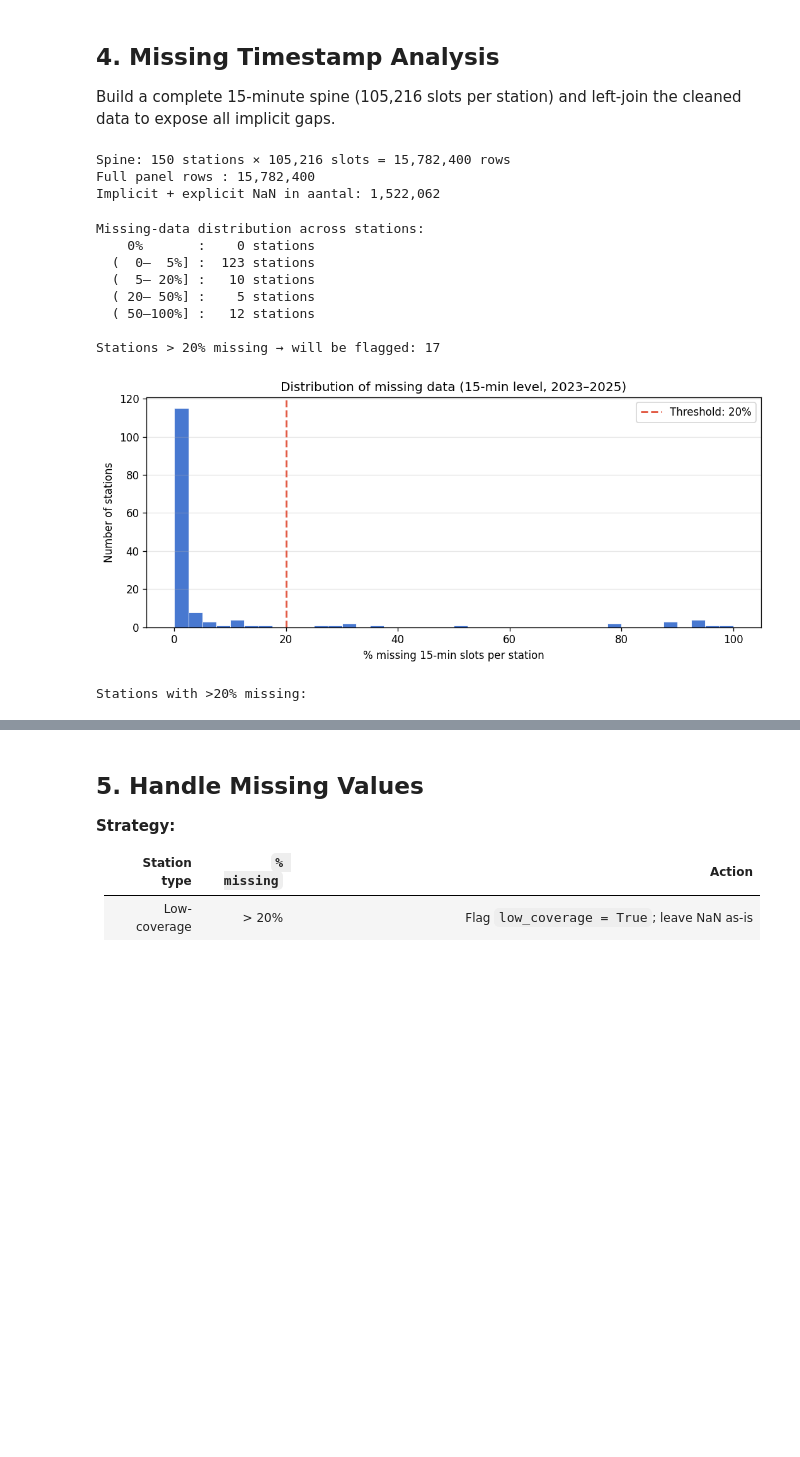
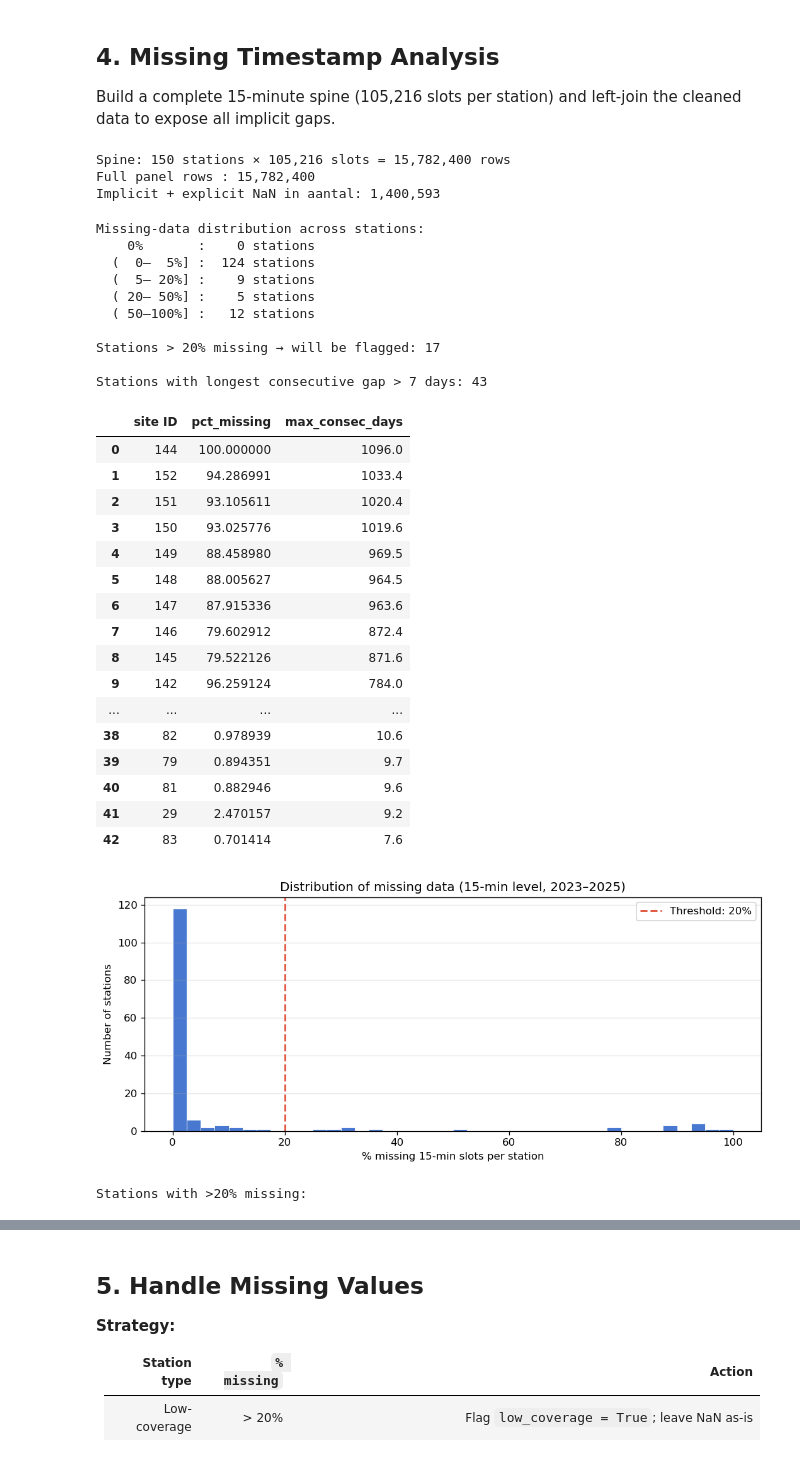
Before and after one commit to Queena34/mda-cycling-weather-group6, a Jupyter notebook: notebooks/02_data_cleaning.ipynb, the cells around one changed output, grey strips where cells are left out. Drawn from its saved outputs; the diff is of its cells as text; code cells hidden in the pictures; blank space fills up the shorter version.

```diff
--- a/notebooks/02_data_cleaning.ipynb
+++ b/notebooks/02_data_cleaning.ipynb
@@ -353,18 +429,26 @@ n_stations   = len(all_stations)
 print(f"Spine: {n_stations} stations × {len(all_slots):,} slots = {n_stations*len(all_slots):,} rows")
 assert len(all_slots) == N_SLOTS, f"Expected {N_SLOTS} slots, got {len(all_slots)}"
 
-spine = pd.DataFrame(
-    [(sid, ts) for sid in all_stations for ts in all_slots],
-    columns=["site ID", "van"],
+# Polars cross join avoids Python-level 15M-tuple list comprehension;
+# Polars join is also faster than pandas merge on 15M rows.
+df_pl       = pl.from_pandas(df)
+stations_pl = pl.DataFrame({"site ID": pl.Series(all_stations, dtype=pl.Int32)})
+slots_pl    = pl.DataFrame({"van": pl.Series(all_slots)})  # datetime64[ns] → Datetime("ns")
+
+df_full = (
+    stations_pl
+    .join(slots_pl, how="cross")
+    .join(df_pl, on=["site ID", "van"], how="left")
+    .with_columns(pl.col("is_outlier").fill_null(False))
+    .to_pandas()
 )
 
-df_full = spine.merge(df, on=["site ID", "van"], how="left")
 print(f"Full panel rows : {len(df_full):,}")
 print(f"Implicit + explicit NaN in aantal: {df_full['aantal'].isna().sum():,}")
 # %% [output]
 Spine: 150 stations × 105,216 slots = 15,782,400 rows
 Full panel rows : 15,782,400
-Implicit + explicit NaN in aantal: 1,522,062
+Implicit + explicit NaN in aantal: 1,400,593
 # %%
 # ── per-station missing statistics ────────────────────────────────────────────
 miss_stats = (
@@ -378,6 +462,21 @@ miss_stats = (
     .reset_index()
 )
 
+# ── longest consecutive missing block per station ──────────────────────────────
+def max_consec_missing(s):
+    is_nan = s.isna()
+    if not is_nan.any():
+        return 0
+    blocks = (is_nan != is_nan.shift()).cumsum()
+    return int(is_nan.groupby(blocks).sum().max())
+
+miss_stats["max_consec_slots"] = (
+    df_full.groupby("site ID")["aantal"]
+    .apply(max_consec_missing)
+    .values
+)
+miss_stats["max_consec_days"] = (miss_stats["max_consec_slots"] * 15 / 60 / 24).round(1)
+
 bins = [0, 5, 20, 50, 100]
 print("Missing-data distribution across stations:")
 exact_zero = (miss_stats["pct_missing"] == 0).sum()
@@ -388,35 +487,63 @@ for lo, hi in zip(bins, bins[1:]):
 
 n_high = (miss_stats["pct_missing"] > MISS_THRESH * 100).sum()
 print(f"\nStations > {MISS_THRESH*100:.0f}% missing → will be flagged: {n_high}")
+
+# ── long consecutive gap summary ───────────────────────────────────────────────
+LONG_GAP_DAYS = 7
+long_gap = miss_stats[miss_stats["max_consec_days"] > LONG_GAP_DAYS].sort_values(
+    "max_consec_days", ascending=False
+)
+print(f"\nStations with longest consecutive gap > {LONG_GAP_DAYS} days: {len(long_gap)}")
+if len(long_gap):
+    display(long_gap[["site ID", "pct_missing", "max_consec_days"]].reset_index(drop=True))
 
 fig, ax = plt.subplots(figsize=(9, 4))
 ax.hist(miss_stats["pct_missing"], bins=40, color="#4878d0",
         edgecolor="white", linewidth=0.5)
 ax.axvline(MISS_THRESH * 100, color="#e25c46", lw=1.8, ls="--",
            label=f"Threshold: {MISS_THRESH*100:.0f}%")
 ax.set_xlabel("% missing 15-min slots per station")
 ax.set_ylabel("Number of stations")
 ax.set_title("Distribution of missing data (15-min level, 2023–2025)")
 ax.legend()
 ax.grid(axis="y", alpha=0.3)
 fig.tight_layout()
 fig.savefig(FIGS / "fig05_missing_histogram.png", dpi=150)
 plt.show()
 
 print("\nStations with >20% missing:")
 display(
     miss_stats[miss_stats["pct_missing"] > MISS_THRESH * 100]
     .sort_values("pct_missing", ascending=False)
     .reset_index(drop=True)
 )
 # %% [output]
 Missing-data distribution across stations:
     0%       :    0 stations
-  (  0–  5%] :  123 stations
-  (  5– 20%] :   10 stations
+  (  0–  5%] :  124 stations
+  (  5– 20%] :    9 stations
   ( 20– 50%] :    5 stations
   ( 50–100%] :   12 stations
 
 Stations > 20% missing → will be flagged: 17
+
+Stations with longest consecutive gap > 7 days: 43
+|  | site ID | pct_missing | max_consec_days |
+| 0 | 144 | 100.000000 | 1096.0 |
+| 1 | 152 | 94.286991 | 1033.4 |
+| 2 | 151 | 93.105611 | 1020.4 |
+| 3 | 150 | 93.025776 | 1019.6 |
+| 4 | 149 | 88.458980 | 969.5 |
+| 5 | 148 | 88.005627 | 964.5 |
+| 6 | 147 | 87.915336 | 963.6 |
+| 7 | 146 | 79.602912 | 872.4 |
+| 8 | 145 | 79.522126 | 871.6 |
+| 9 | 142 | 96.259124 | 784.0 |
+| ... | ... | ... | ... |
+| 38 | 82 | 0.978939 | 10.6 |
+| 39 | 79 | 0.894351 | 9.7 |
+| 40 | 81 | 0.882946 | 9.6 |
+| 41 | 29 | 2.470157 | 9.2 |
+| 42 | 83 | 0.701414 | 7.6 |
-[figure, old version]
+[figure, new version]
 Stations with >20% missing:
```
Also changed, not shown: parts of 15 cells of this notebook, 3 other files.
